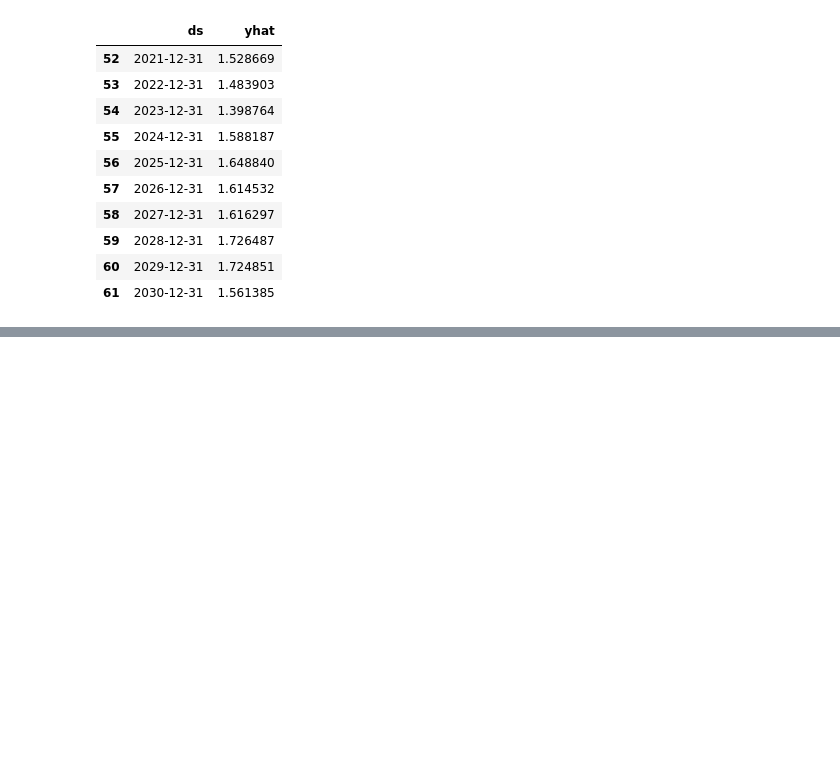
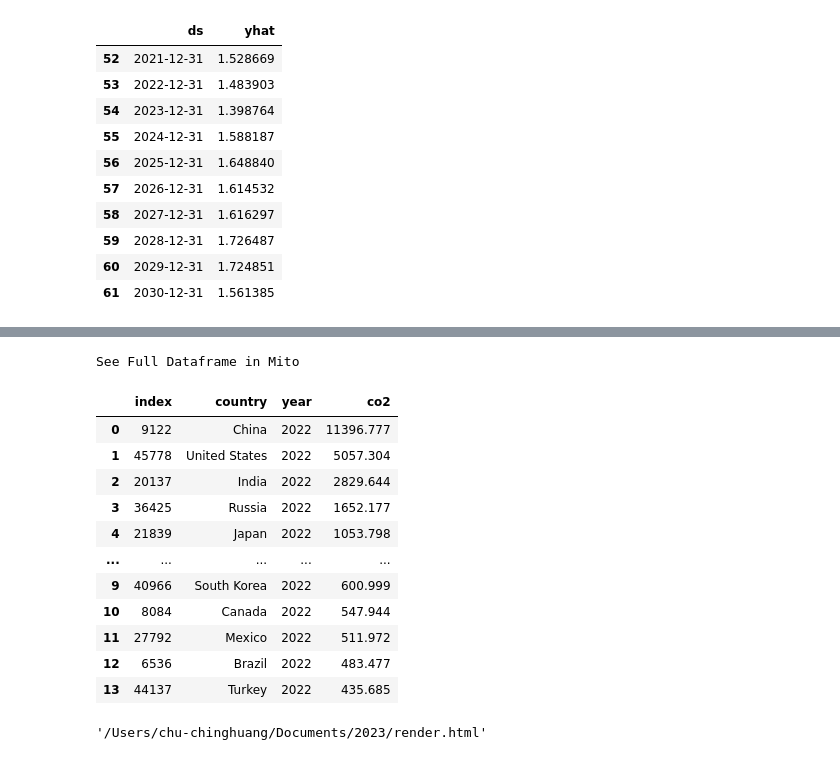
Before and after one commit to cchuang2009/2022-1, a Jupyter notebook: 2024/WorldTemperatureChange.ipynb, the cells around one changed output, grey strips where cells are left out. Saved outputs shown, nothing was run; the diff lists cells and outputs as text; code cells hidden in the pictures; blank space fills up the shorter version.

```diff
--- a/2024/WorldTemperatureChange.ipynb
+++ b/2024/WorldTemperatureChange.ipynb
@@ -491,0 +498,3 @@ See Full Dataframe in Mito
+# %%
+%time
+df_CO2=pd.read_csv("data/owid-co2-data.csv")
@@ -491,0 +523,2 @@ See Full Dataframe in Mito
+# %%
+df_CO2_2024=df_CO2[df_CO2['year']==2022][['country','year','co2']]
@@ -491,0 +532,23 @@ See Full Dataframe in Mito
+# %%
+df_CO2_2024_15=df_CO2_2024[['country','year','co2']].sort_values(by='co2',ascending=False).dropna()
+# %%
+countries=['China','United States','India','Russia','Japan','Indonesia','Iran','Germany',\
+           'Saudi Arabia','South Korea','Canada','Mexico','Brazil','Turkey']
+# %%
+mask = df_CO2_2024_15['country'].isin(countries)
+df_CO2_2024_16 = df_CO2_2024_15[mask].reset_index()
+df_CO2_2024_16
+# %% [output]
+See Full Dataframe in Mito
+|  | index | country | year | co2 |
+| 0 | 9122 | China | 2022 | 11396.777 |
+| 1 | 45778 | United States | 2022 | 5057.304 |
+| 2 | 20137 | India | 2022 | 2829.644 |
+| 3 | 36425 | Russia | 2022 | 1652.177 |
+| 4 | 21839 | Japan | 2022 | 1053.798 |
+| ... | ... | ... | ... | ... |
+| 9 | 40966 | South Korea | 2022 | 600.999 |
+| 10 | 8084 | Canada | 2022 | 547.944 |
+| 11 | 27792 | Mexico | 2022 | 511.972 |
+| 12 | 6536 | Brazil | 2022 | 483.477 |
+| 13 | 44137 | Turkey | 2022 | 435.685 |
@@ -491,0 +563,20 @@ See Full Dataframe in Mito
+# %%
+c = (
+    Pie()
+    .add("CO2 Emitting",dataset,
+         radius=["45%", "75%"],
+         center=["45%", "50%"],
+         rosetype="radius",
+        )
+    # set title and legend
+    .set_global_opts(
+        title_opts=opts.TitleOpts(title="Global CO2 Emitting",pos_left="30%",),
+        legend_opts=opts.LegendOpts(type_="scroll", pos_left="85%", orient="vertical"),
+    )
+    # set ticks
+    .set_series_opts(label_opts=opts.LabelOpts(formatter=" {b}: {c} "))
+    )
+
+c.render()
+# %% [output]
+'/Users/chu-chinghuang/Documents/2023/render.html'
```
Also changed, not shown: parts of 14 cells of this notebook.
